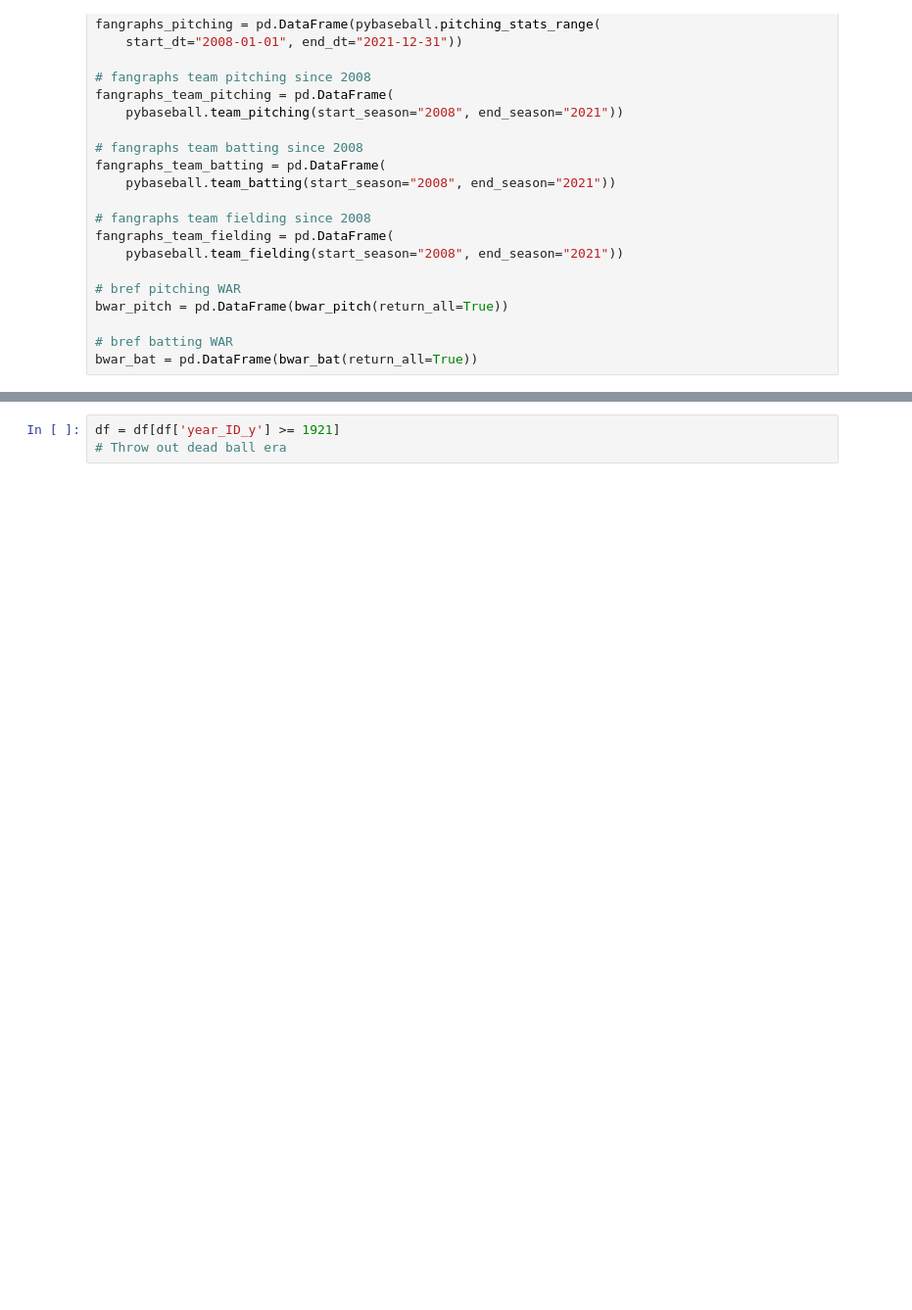
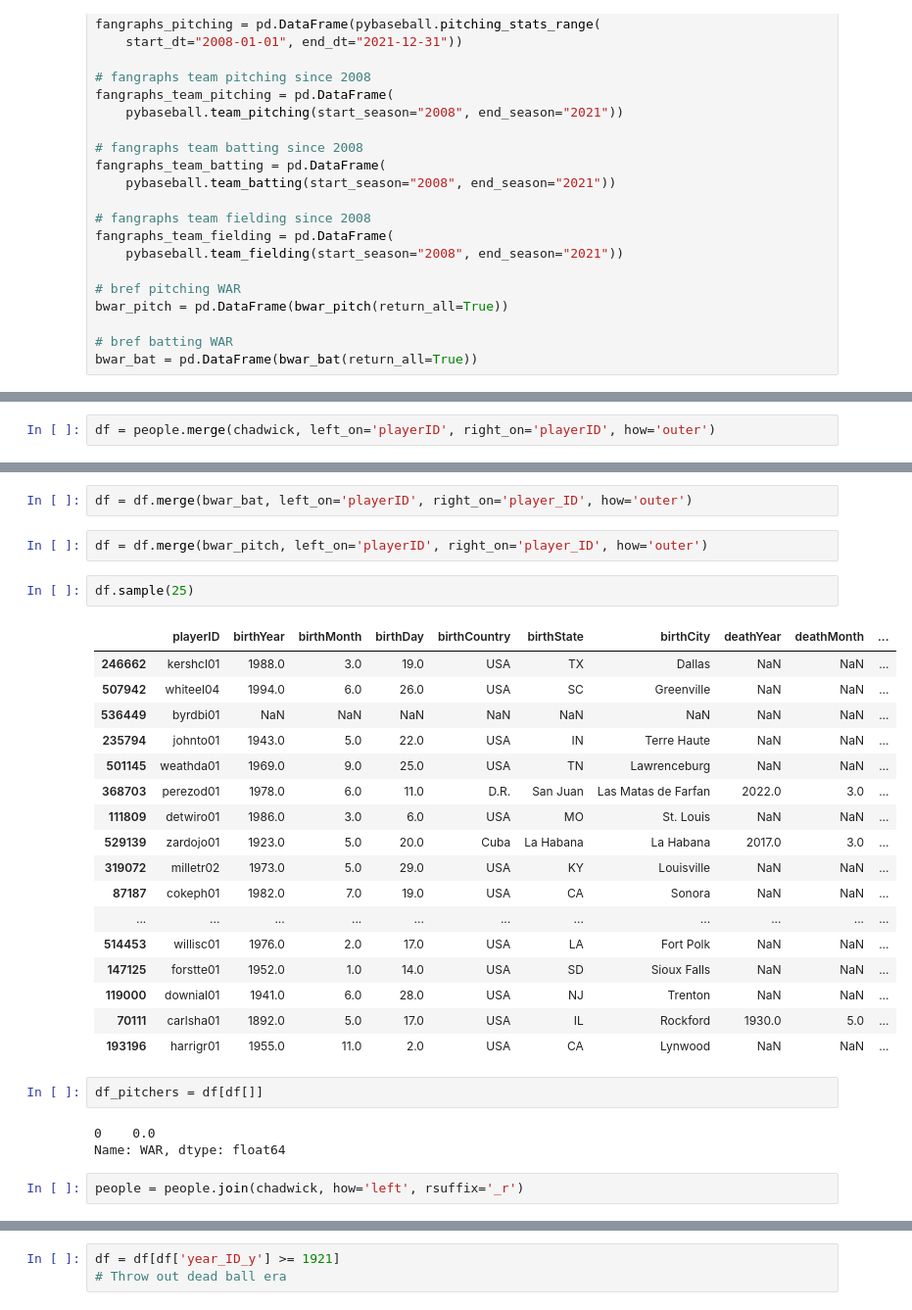
Before and after one commit to obverter/bmi-stars, a Jupyter notebook: BMI Stars.ipynb, the cells around one changed output, grey strips where cells are left out. Shown at 98% size. Drawn from its saved outputs; the diff is of its cells as text; blank space fills up the shorter version.

```diff
--- a/BMI Stars.ipynb
+++ b/BMI Stars.ipynb
@@ -195,0 +366,2 @@ Index(['name_last', 'name_first', 'key_mlbam', 'key_retro', 'key_bbref',
+# %%
+df = people.merge(chadwick, left_on='playerID', right_on='playerID', how='outer')
@@ -195,0 +401,31 @@ Index(['name_last', 'name_first', 'key_mlbam', 'key_retro', 'key_bbref',
+# %%
+df = df.merge(bwar_bat, left_on='playerID', right_on='player_ID', how='outer')
+# %%
+df = df.merge(bwar_pitch, left_on='playerID', right_on='player_ID', how='outer')
+# %%
+df.sample(25)
+# %% [output]
+|  | playerID | birthYear | birthMonth | birthDay | birthCountry | birthState | birthCity | deathYear | deathMonth | ... |
+| 246662 | kershcl01 | 1988.0 | 3.0 | 19.0 | USA | TX | Dallas | NaN | NaN | ... |
+| 507942 | whiteel04 | 1994.0 | 6.0 | 26.0 | USA | SC | Greenville | NaN | NaN | ... |
+| 536449 | byrdbi01 | NaN | NaN | NaN | NaN | NaN | NaN | NaN | NaN | ... |
+| 235794 | johnto01 | 1943.0 | 5.0 | 22.0 | USA | IN | Terre Haute | NaN | NaN | ... |
+| 501145 | weathda01 | 1969.0 | 9.0 | 25.0 | USA | TN | Lawrenceburg | NaN | NaN | ... |
+| 368703 | perezod01 | 1978.0 | 6.0 | 11.0 | D.R. | San Juan | Las Matas de Farfan | 2022.0 | 3.0 | ... |
+| 111809 | detwiro01 | 1986.0 | 3.0 | 6.0 | USA | MO | St. Louis | NaN | NaN | ... |
+| 529139 | zardojo01 | 1923.0 | 5.0 | 20.0 | Cuba | La Habana | La Habana | 2017.0 | 3.0 | ... |
+| 319072 | milletr02 | 1973.0 | 5.0 | 29.0 | USA | KY | Louisville | NaN | NaN | ... |
+| 87187 | cokeph01 | 1982.0 | 7.0 | 19.0 | USA | CA | Sonora | NaN | NaN | ... |
+| ... | ... | ... | ... | ... | ... | ... | ... | ... | ... | ... |
+| 514453 | willisc01 | 1976.0 | 2.0 | 17.0 | USA | LA | Fort Polk | NaN | NaN | ... |
+| 147125 | forstte01 | 1952.0 | 1.0 | 14.0 | USA | SD | Sioux Falls | NaN | NaN | ... |
+| 119000 | downial01 | 1941.0 | 6.0 | 28.0 | USA | NJ | Trenton | NaN | NaN | ... |
+| 70111 | carlsha01 | 1892.0 | 5.0 | 17.0 | USA | IL | Rockford | 1930.0 | 5.0 | ... |
+| 193196 | harrigr01 | 1955.0 | 11.0 | 2.0 | USA | CA | Lynwood | NaN | NaN | ... |
+# %%
+df_pitchers = df[df[]]
+# %% [output]
+0    0.0
+Name: WAR, dtype: float64
+# %%
+people = people.join(chadwick, how='left', rsuffix='_r')
```
Also changed, not shown: parts of 29 cells of this notebook.
